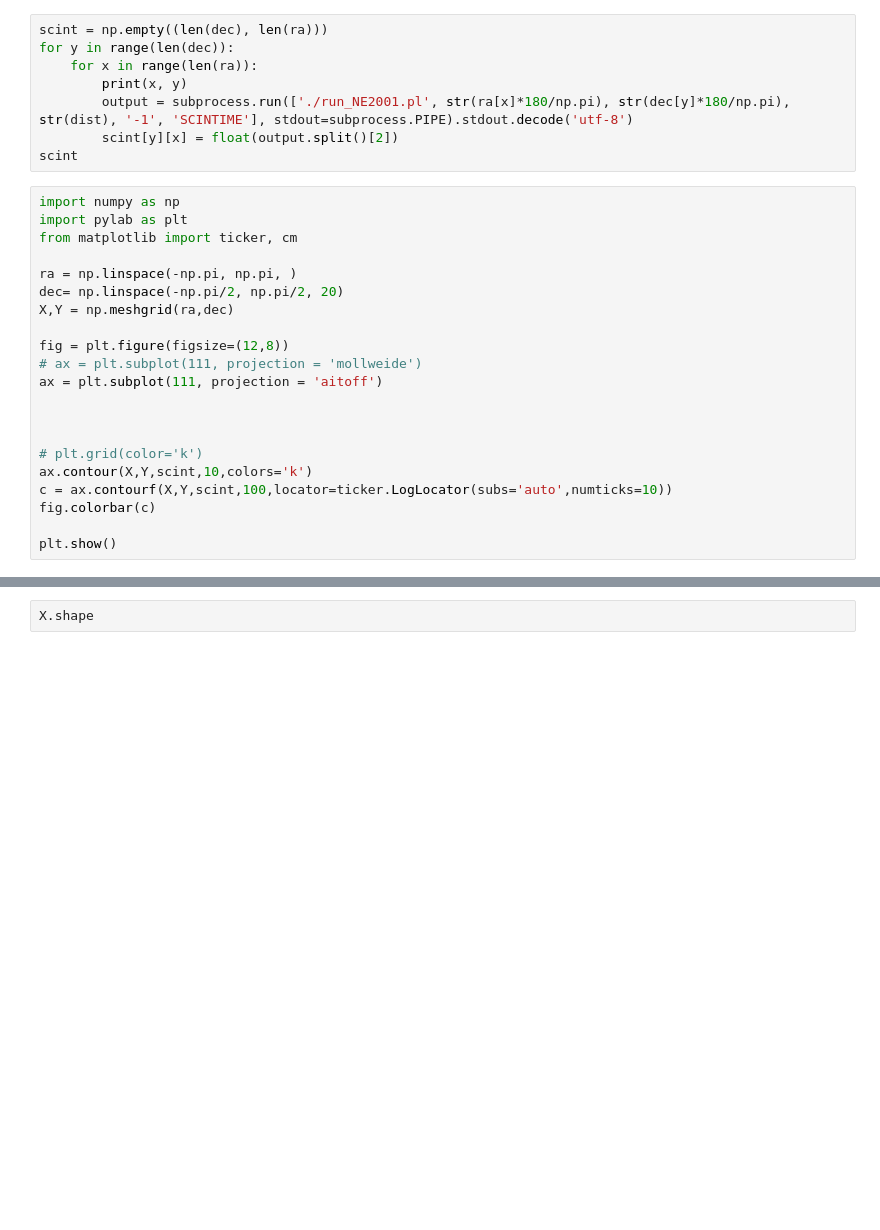
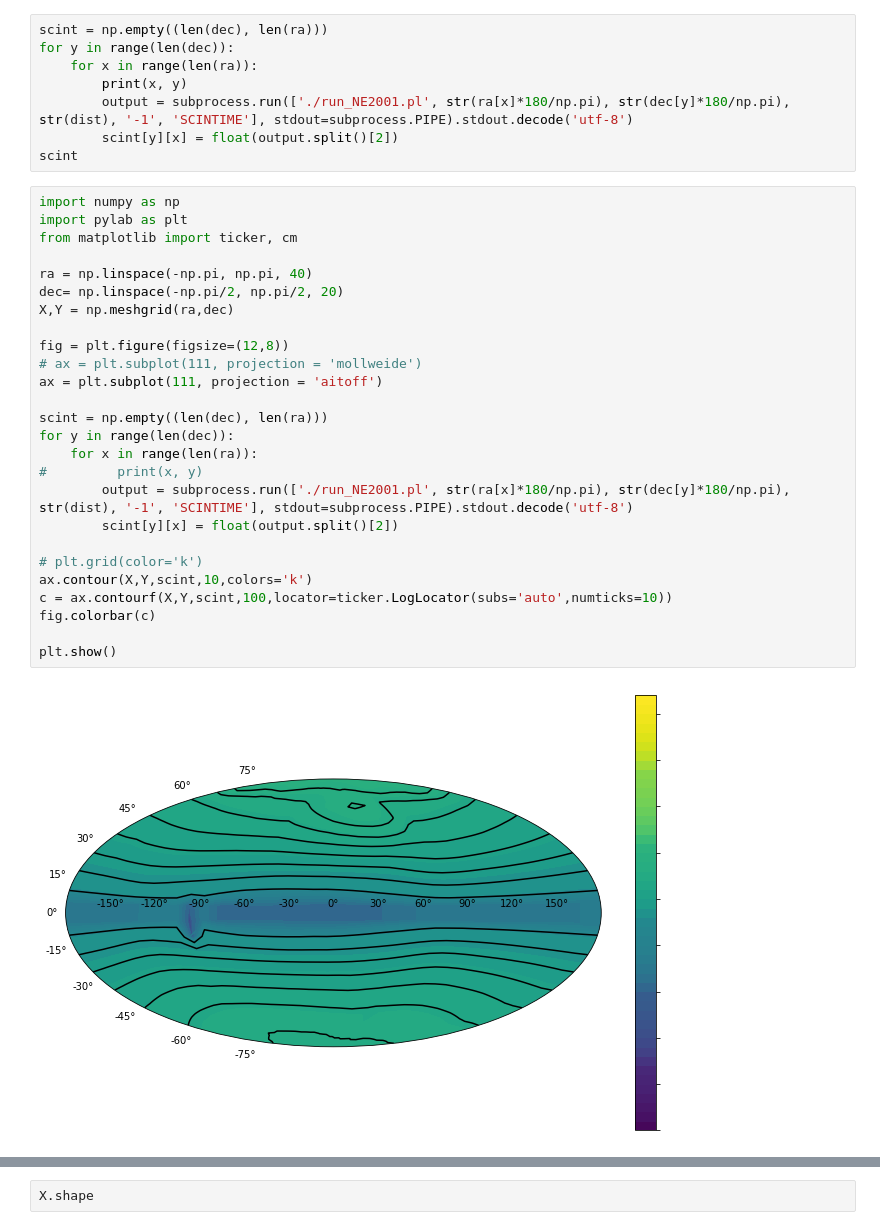
Before and after one commit to bbrzycki/scintillation_map, a Jupyter notebook: scintillation_map.ipynb, the cells around one changed output, grey strips where cells are left out. Cells and saved outputs as stored; diff of their text form; blank space fills up the shorter version.

```diff
--- a/scintillation_map.ipynb
+++ b/scintillation_map.ipynb
@@ -74,21 +74,28 @@ scint
 # %%
 import numpy as np
 import pylab as plt
 from matplotlib import ticker, cm
 
-ra = np.linspace(-np.pi, np.pi, )
+ra = np.linspace(-np.pi, np.pi, 40)
 dec= np.linspace(-np.pi/2, np.pi/2, 20)
 X,Y = np.meshgrid(ra,dec)
 
 fig = plt.figure(figsize=(12,8))
 # ax = plt.subplot(111, projection = 'mollweide')
 ax = plt.subplot(111, projection = 'aitoff')
 
-
+scint = np.empty((len(dec), len(ra)))
+for y in range(len(dec)):
+    for x in range(len(ra)):
+#         print(x, y)
+        output = subprocess.run(['./run_NE2001.pl', str(ra[x]*180/np.pi), str(dec[y]*180/np.pi), str(dist), '-1', 'SCINTIME'], stdout=subprocess.PIPE).stdout.decode('utf-8')
+        scint[y][x] = float(output.split()[2])
 
 # plt.grid(color='k')
 ax.contour(X,Y,scint,10,colors='k')
 c = ax.contourf(X,Y,scint,100,locator=ticker.LogLocator(subs='auto',numticks=10))
 fig.colorbar(c)
 
 plt.show()
+# %% [output]
+[figure, added]
```
Also changed, not shown: parts of 5 cells of this notebook, 24 other files.
